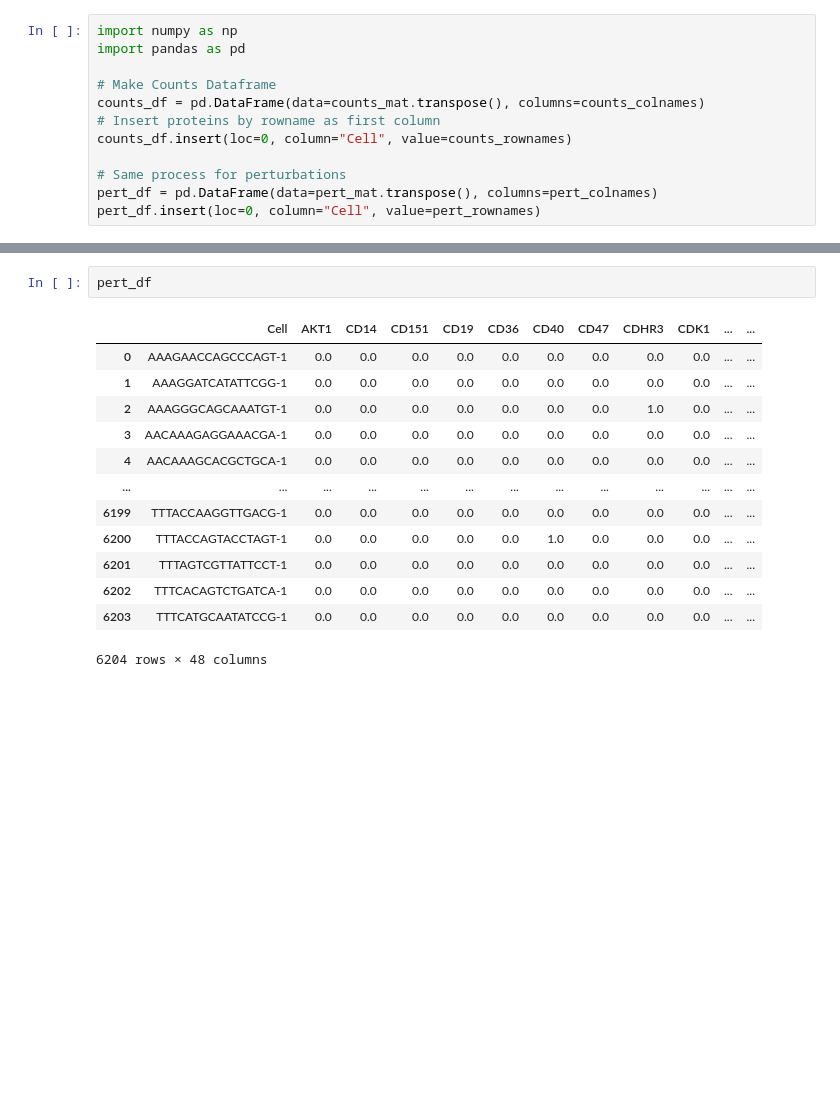
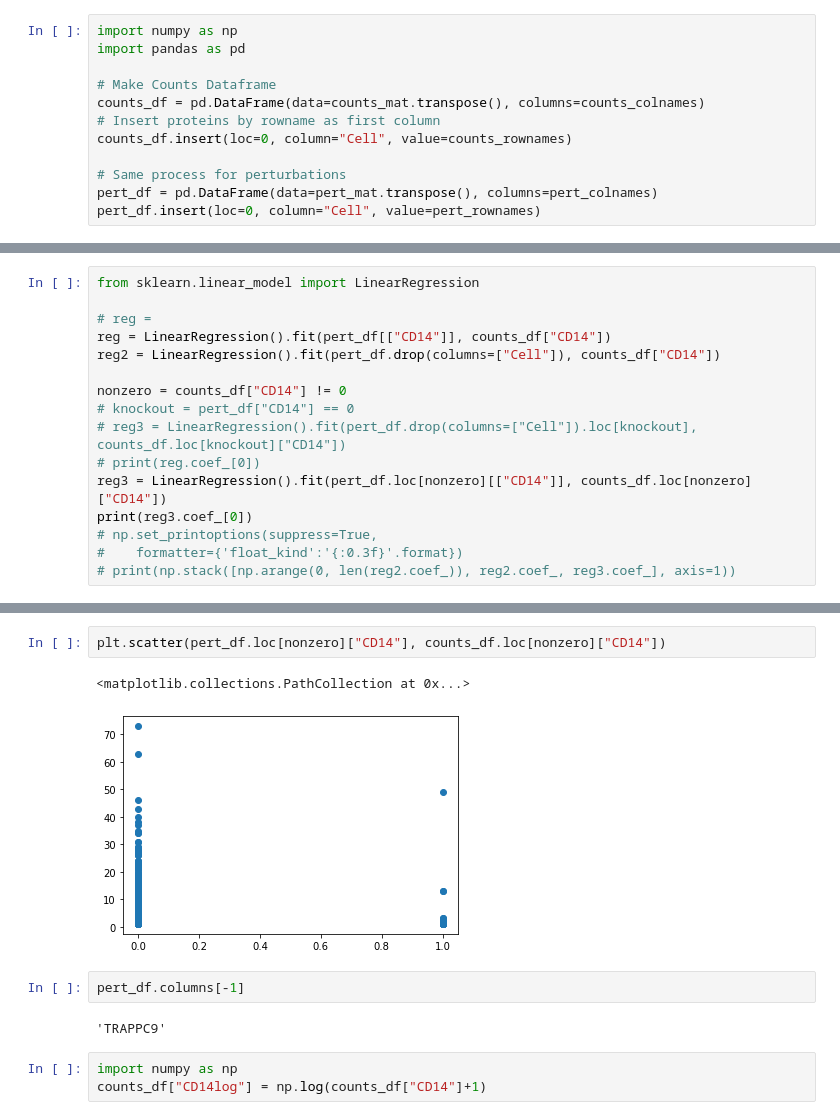
Before and after one commit to wregann/MA592_Project, a Jupyter notebook: MA592-Project.ipynb, the cells around one changed output, grey strips where cells are left out. Drawn from its saved outputs; the diff is of its cells as text; blank space fills up the shorter version.

```diff
--- a/MA592-Project.ipynb
+++ b/MA592-Project.ipynb
@@ -67,0 +110,16 @@ counts_df
+# %%
+from sklearn.linear_model import LinearRegression
+
+# reg =
+reg = LinearRegression().fit(pert_df[["CD14"]], counts_df["CD14"])
+reg2 = LinearRegression().fit(pert_df.drop(columns=["Cell"]), counts_df["CD14"])
+
+nonzero = counts_df["CD14"] != 0
+# knockout = pert_df["CD14"] == 0
+# reg3 = LinearRegression().fit(pert_df.drop(columns=["Cell"]).loc[knockout], counts_df.loc[knockout]["CD14"])
+# print(reg.coef_[0])
+reg3 = LinearRegression().fit(pert_df.loc[nonzero][["CD14"]], counts_df.loc[nonzero]["CD14"])
+print(reg3.coef_[0])
+# np.set_printoptions(suppress=True,
+#    formatter={'float_kind':'{:0.3f}'.format})
+# print(np.stack([np.arange(0, len(reg2.coef_)), reg2.coef_, reg3.coef_], axis=1))
@@ -68,16 +146,12 @@ counts_df
+# %%
+plt.scatter(pert_df.loc[nonzero]["CD14"], counts_df.loc[nonzero]["CD14"])
+# %% [output]
+<matplotlib.collections.PathCollection at 0x...>
+[figure, added]
 # %%
-pert_df
+pert_df.columns[-1]
 # %% [output]
-|  | Cell | AKT1 | CD14 | CD151 | CD19 | CD36 | CD40 | CD47 | CDHR3 | CDK1 | ... | ... |
-| 0 | AAAGAACCAGCCCAGT-1 | 0.0 | 0.0 | 0.0 | 0.0 | 0.0 | 0.0 | 0.0 | 0.0 | 0.0 | ... | ... |
-| 1 | AAAGGATCATATTCGG-1 | 0.0 | 0.0 | 0.0 | 0.0 | 0.0 | 0.0 | 0.0 | 0.0 | 0.0 | ... | ... |
-| 2 | AAAGGGCAGCAAATGT-1 | 0.0 | 0.0 | 0.0 | 0.0 | 0.0 | 0.0 | 0.0 | 1.0 | 0.0 | ... | ... |
-| 3 | AACAAAGAGGAAACGA-1 | 0.0 | 0.0 | 0.0 | 0.0 | 0.0 | 0.0 | 0.0 | 0.0 | 0.0 | ... | ... |
-| 4 | AACAAAGCACGCTGCA-1 | 0.0 | 0.0 | 0.0 | 0.0 | 0.0 | 0.0 | 0.0 | 0.0 | 0.0 | ... | ... |
-| ... | ... | ... | ... | ... | ... | ... | ... | ... | ... | ... | ... | ... |
-| 6199 | TTTACCAAGGTTGACG-1 | 0.0 | 0.0 | 0.0 | 0.0 | 0.0 | 0.0 | 0.0 | 0.0 | 0.0 | ... | ... |
-| 6200 | TTTACCAGTACCTAGT-1 | 0.0 | 0.0 | 0.0 | 0.0 | 0.0 | 1.0 | 0.0 | 0.0 | 0.0 | ... | ... |
-| 6201 | TTTAGTCGTTATTCCT-1 | 0.0 | 0.0 | 0.0 | 0.0 | 0.0 | 0.0 | 0.0 | 0.0 | 0.0 | ... | ... |
-| 6202 | TTTCACAGTCTGATCA-1 | 0.0 | 0.0 | 0.0 | 0.0 | 0.0 | 0.0 | 0.0 | 0.0 | 0.0 | ... | ... |
-| 6203 | TTTCATGCAATATCCG-1 | 0.0 | 0.0 | 0.0 | 0.0 | 0.0 | 0.0 | 0.0 | 0.0 | 0.0 | ... | ... |
-6204 rows × 48 columns
+'TRAPPC9'
+# %%
+import numpy as np
+counts_df["CD14log"] = np.log(counts_df["CD14"]+1)
```
Also changed, not shown: parts of 13 cells of this notebook.
